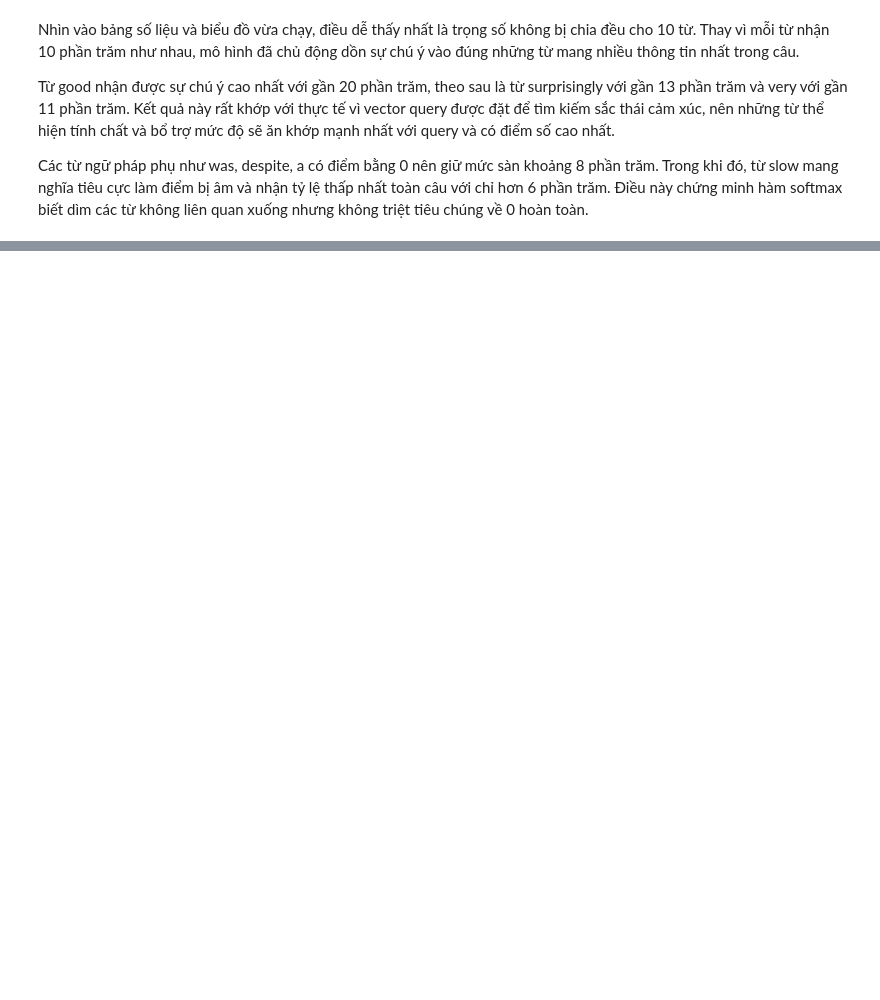
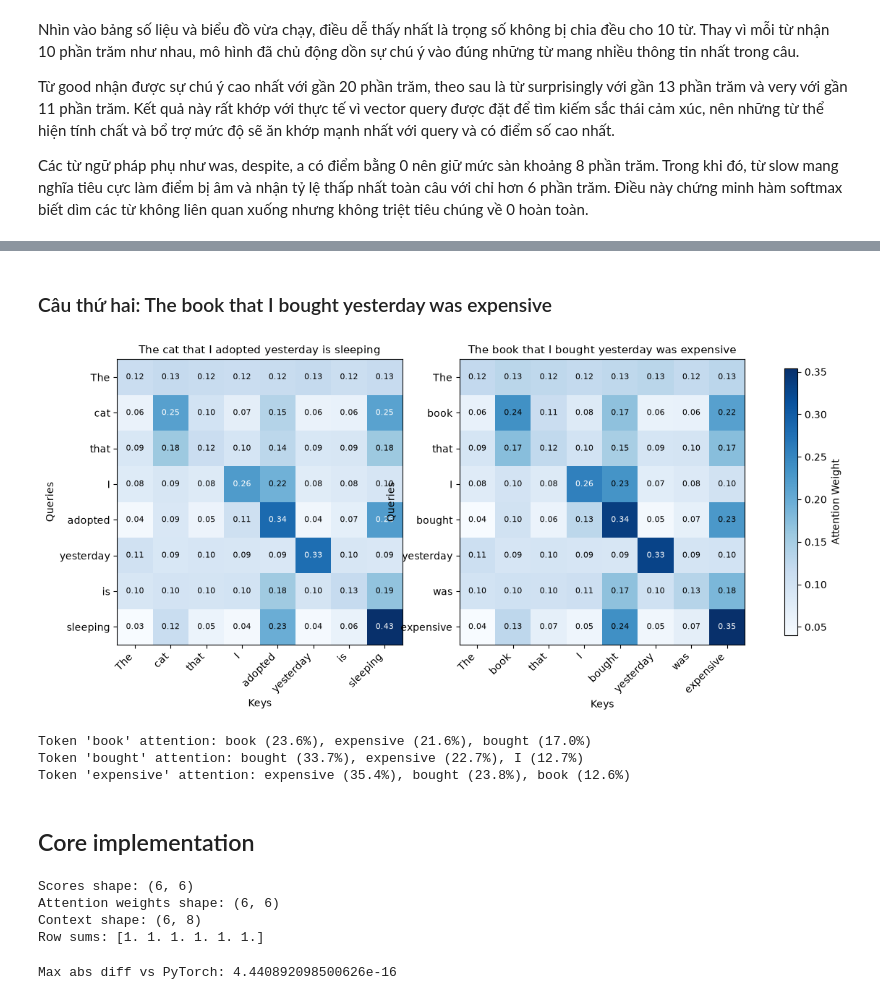
Before and after one commit to ntrThanh/NLP-2026, a Jupyter notebook: lab06/experiments.ipynb, the cells around one changed output, grey strips where cells are left out. Cells and saved outputs as stored; diff of their text form; code cells hidden in the pictures; blank space fills up the shorter version.

```diff
--- a/lab06/experiments.ipynb
+++ b/lab06/experiments.ipynb
@@ -79,0 +210,80 @@ plt.show()
+# %% [markdown]
+### Câu thứ hai: The book that I bought yesterday was expensive
+# %%
+tokens_book = ["The", "book", "that", "I", "bought", "yesterday", "was", "expensive"]
+X_dict_book = {
+    "The":       [0.1, 0.0, 0.0, 0.1],
+    "book":      [1.7, 0.1, 0.2, 0.0],
+    "that":      [0.8, 0.1, 0.0, 0.0],
+    "I":         [0.2, 0.1, 1.6, 0.0],
+    "bought":    [1.0, 1.3, 1.3, 0.1],
+    "yesterday": [0.0, 0.1, 0.0, 1.5],
+    "was":       [0.0, 0.8, 0.0, 0.0],
+    "expensive": [1.4, 1.6, 0.1, 0.2]
+}
+X_book = np.array([X_dict_book[t] for t in tokens_book])
+A_book = stable_softmax_2d(np.dot(X_book @ W_q, (X_book @ W_k).T) / np.sqrt(d_k_exp3))
+# %%
+fig, axes = plt.subplots(1, 2, figsize=(14, 6))
+for ax, A_plot, toks, title in [
+    (axes[0], A_matrix, tokens_exp3, "The cat that I adopted yesterday is sleeping"),
+    (axes[1], A_book, tokens_book, "The book that I bought yesterday was expensive")
+]:
+    im = ax.imshow(A_plot, cmap="Blues")
+    ax.set_xticks(np.arange(len(toks)))
+    ax.set_yticks(np.arange(len(toks)))
+    ax.set_xticklabels(toks, rotation=45, ha="right", fontsize=10)
+    ax.set_yticklabels(toks, fontsize=10)
+    for i in range(len(toks)):
+        for j in range(len(toks)):
+            ax.text(j, i, f"{A_plot[i, j]:.2f}", ha="center", va="center",
+                    color="white" if A_plot[i, j] > 0.25 else "black", fontsize=8)
+    ax.set_title(title, fontsize=11)
+    ax.set_xlabel("Keys")
+    ax.set_ylabel("Queries")
+fig.colorbar(im, ax=axes, shrink=0.8, label="Attention Weight")
+plt.savefig("attention_heatmap_two_sentences.png", dpi=300, bbox_inches="tight")
+plt.show()
+
+for target in ["book", "bought", "expensive"]:
+    idx = tokens_book.index(target)
+    top_indices = np.argsort(A_book[idx])[::-1][:3]
+    top_words = ", ".join([f"{tokens_book[j]} ({A_book[idx, j]*100:.1f}%)" for j in top_indices])
+    print(f"Token '{target}' attention: {top_words}")
+# %% [output]
+[figure, added]
+Token 'book' attention: book (23.6%), expensive (21.6%), bought (17.0%)
+Token 'bought' attention: bought (33.7%), expensive (22.7%), I (12.7%)
+Token 'expensive' attention: expensive (35.4%), bought (23.8%), book (12.6%)
+# %% [markdown]
+## Core implementation
+# %%
+from attention_numpy import naive_softmax, stable_softmax as np_stable_softmax, softmax_with_temperature, entropy
+from attention_numpy import scaled_dot_product_attention, self_attention
+
+rng = np.random.default_rng(42)
+Q_test = rng.normal(size=(6, 16))
+K_test = rng.normal(size=(6, 16))
+V_test = rng.normal(size=(6, 8))
+
+scores_np, weights_np, context_np = scaled_dot_product_attention(Q_test, K_test, V_test)
+print("Scores shape:", scores_np.shape)
+print("Attention weights shape:", weights_np.shape)
+print("Context shape:", context_np.shape)
+print("Row sums:", np.round(weights_np.sum(axis=1), 6))
+# %% [output]
+Scores shape: (6, 6)
+Attention weights shape: (6, 6)
+Context shape: (6, 8)
+Row sums: [1. 1. 1. 1. 1. 1.]
+# %%
+import torch
+import torch.nn.functional as F
+
+# Chi dung PyTorch de kiem tra lai ket qua, khong dung trong phan cai dat
+context_torch = F.scaled_dot_product_attention(
+    torch.tensor(Q_test)[None], torch.tensor(K_test)[None], torch.tensor(V_test)[None]
+)[0].numpy()
+print("Max abs diff vs PyTorch:", np.abs(context_np - context_torch).max())
+# %% [output]
+Max abs diff vs PyTorch: 4.440892098500626e-16
```
Also changed, not shown: parts of 42 cells of this notebook, 15 other files.
